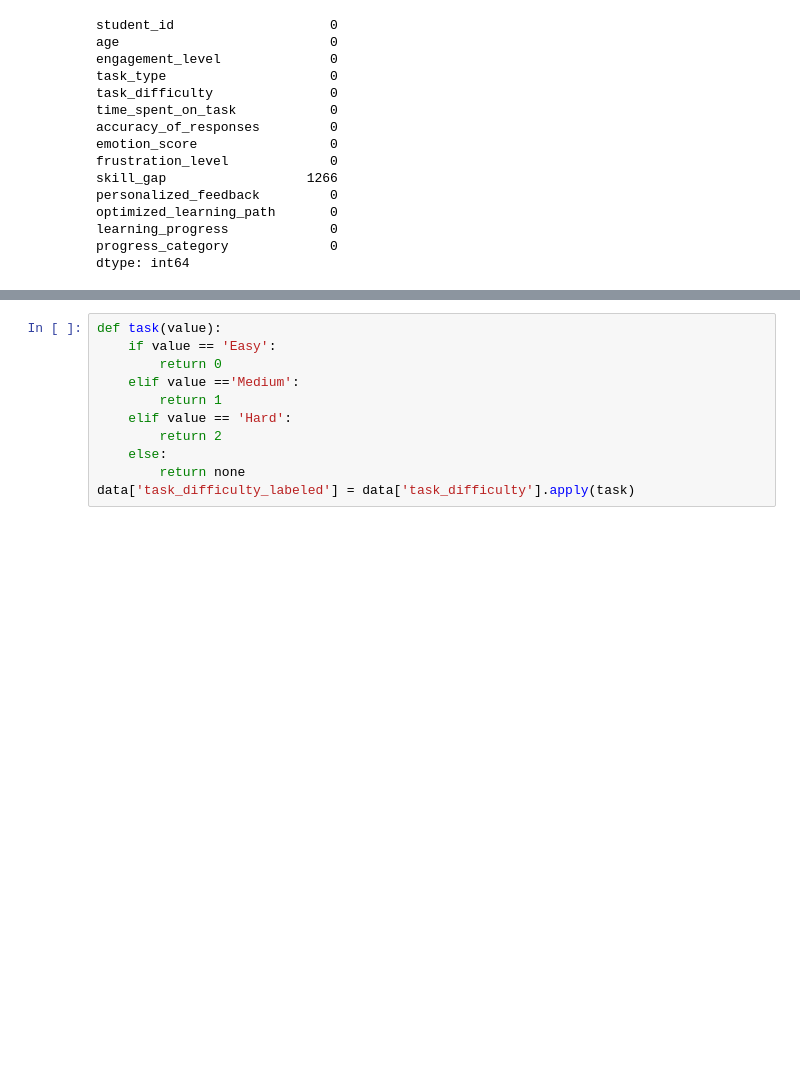
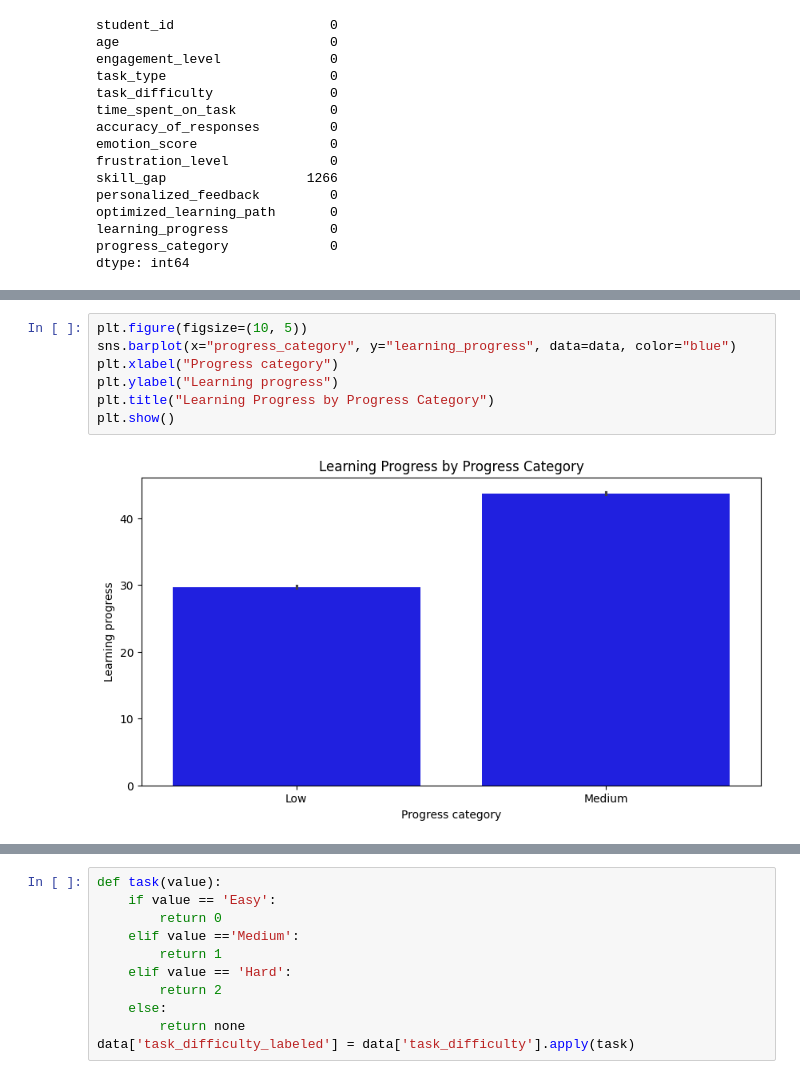
Before and after one commit to ArthurHastings/IntelligentClassroom, a Jupyter notebook: Proiect feb (1).ipynb, the cells around one changed output, grey strips where cells are left out. Saved outputs shown, nothing was run; the diff lists cells and outputs as text; blank space fills up the shorter version.

```diff
--- a/Proiect feb (1).ipynb
+++ b/Proiect feb (1).ipynb
@@ -84,0 +111,9 @@ dtype: int64
+# %%
+plt.figure(figsize=(10, 5))
+sns.barplot(x="progress_category", y="learning_progress", data=data, color="blue")
+plt.xlabel("Progress category")
+plt.ylabel("Learning progress")
+plt.title("Learning Progress by Progress Category")
+plt.show()
+# %% [output]
+[figure, added]
```
Also changed, not shown: parts of 10 cells of this notebook.
